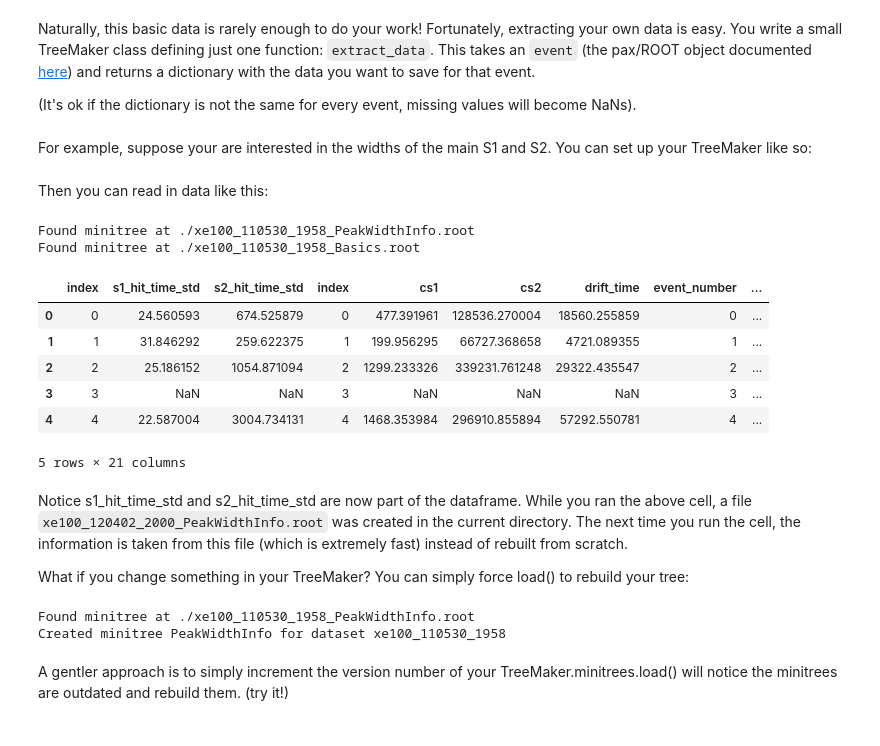
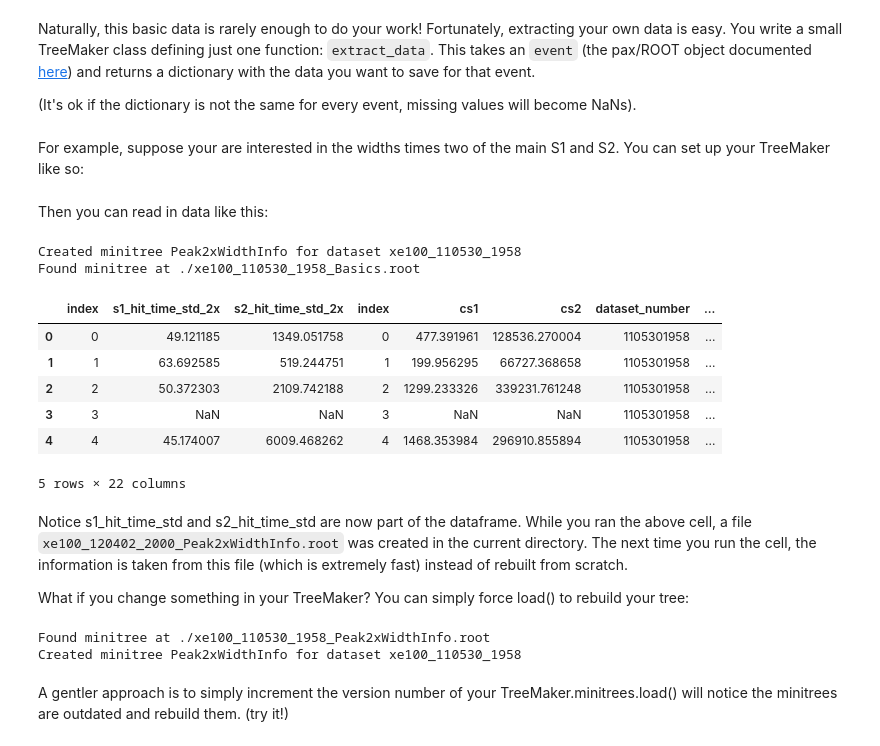
Before and after one commit to XENON1T/hax, a Jupyter notebook: examples/01_hax_tutorial.ipynb, the cells around one changed output. Drawn from its saved outputs; the diff is of its cells as text; code cells hidden in the pictures.

Commit message:
tweak example

```diff
--- a/examples/01_hax_tutorial.ipynb
+++ b/examples/01_hax_tutorial.ipynb
@@ -91,13 +93,13 @@ Naturally, this basic data is rarely enough to do your work! Fortunately, extrac
 
 (It's ok if the dictionary is not the same for every event, missing values will become NaNs).
 # %% [markdown]
-For example, suppose your are interested in the widths of the main S1 and S2. You can set up your TreeMaker like so:
+For example, suppose your are interested in the widths times two of the main S1 and S2. You can set up your TreeMaker like so:
 # %%
-class PeakWidthInfo(hax.minitrees.TreeMaker):
+class Peak2xWidthInfo(hax.minitrees.TreeMaker):
     # Activate the required branch while reading in the ROOT file
     # If you're too lazy to specify this, just put '*', but your TreeMaker will run slow!
     extra_branches = ['peaks.hit_time_std']
-    __version__ = '0.0.1'
+    __version__ = '0.0.2'
 
     def extract_data(self, event):
         # If there are no interactions at all, we can't extract anything...
@@ -108,35 +110,35 @@ class PeakWidthInfo(hax.minitrees.TreeMaker):
         s1 = event.peaks[event.interactions[0].s1]
         s2 = event.peaks[event.interactions[0].s2]
 
-        return dict(s1_hit_time_std=s1.hit_time_std,
-                    s2_hit_time_std=s2.hit_time_std)
+        return dict(s1_hit_time_std_2x=2 * s1.hit_time_std,
+                    s2_hit_time_std_2x=2 * s2.hit_time_std)
 # %% [markdown]
 Then you can read in data like this:
 # %%
 data = hax.minitrees.load(dataset,
-                          [PeakWidthInfo, 'Basics'])
+                          [Peak2xWidthInfo, 'Basics'])
 data.head(5)
 # %% [output]
-Found minitree at ./xe100_110530_1958_PeakWidthInfo.root
+Created minitree Peak2xWidthInfo for dataset xe100_110530_1958
 Found minitree at ./xe100_110530_1958_Basics.root
-|  | index | s1_hit_time_std | s2_hit_time_std | index | cs1 | cs2 | drift_time | event_number | ... |
-| 0 | 0 | 24.560593 | 674.525879 | 0 | 477.391961 | 128536.270004 | 18560.255859 | 0 | ... |
-| 1 | 1 | 31.846292 | 259.622375 | 1 | 199.956295 | 66727.368658 | 4721.089355 | 1 | ... |
-| 2 | 2 | 25.186152 | 1054.871094 | 2 | 1299.233326 | 339231.761248 | 29322.435547 | 2 | ... |
-| 3 | 3 | NaN | NaN | 3 | NaN | NaN | NaN | 3 | ... |
-| 4 | 4 | 22.587004 | 3004.734131 | 4 | 1468.353984 | 296910.855894 | 57292.550781 | 4 | ... |
+|  | index | s1_hit_time_std_2x | s2_hit_time_std_2x | index | cs1 | cs2 | dataset_number | ... |
+| 0 | 0 | 49.121185 | 1349.051758 | 0 | 477.391961 | 128536.270004 | 1105301958 | ... |
+| 1 | 1 | 63.692585 | 519.244751 | 1 | 199.956295 | 66727.368658 | 1105301958 | ... |
+| 2 | 2 | 50.372303 | 2109.742188 | 2 | 1299.233326 | 339231.761248 | 1105301958 | ... |
+| 3 | 3 | NaN | NaN | 3 | NaN | NaN | 1105301958 | ... |
+| 4 | 4 | 45.174007 | 6009.468262 | 4 | 1468.353984 | 296910.855894 | 1105301958 | ... |
-5 rows × 21 columns
+5 rows × 22 columns
 # %% [markdown]
-Notice s1_hit_time_std and s2_hit_time_std are now part of the dataframe. While you ran the above cell, a file `xe100_120402_2000_PeakWidthInfo.root` was created in the current directory. The next time you run the cell, the information is taken from this file (which is extremely fast) instead of rebuilt from scratch.
+Notice s1_hit_time_std and s2_hit_time_std are now part of the dataframe. While you ran the above cell, a file `xe100_120402_2000_Peak2xWidthInfo.root` was created in the current directory. The next time you run the cell, the information is taken from this file (which is extremely fast) instead of rebuilt from scratch.
 
 What if you change something in your TreeMaker? You can simply force load() to rebuild your tree:
 # %%
 data = hax.minitrees.load(dataset,
-                          PeakWidthInfo,
+                          Peak2xWidthInfo,
                           force_reload=True)
 # %% [output]
-Found minitree at ./xe100_110530_1958_PeakWidthInfo.root
-Created minitree PeakWidthInfo for dataset xe100_110530_1958
+Found minitree at ./xe100_110530_1958_Peak2xWidthInfo.root
+Created minitree Peak2xWidthInfo for dataset xe100_110530_1958
 # %% [markdown]
 A gentler approach is to simply increment the version number of your TreeMaker.minitrees.load() will notice the minitrees are outdated and rebuild them. (try it!)
 # %% [markdown]
```
Also changed, not shown: parts of 2 cells of this notebook.
